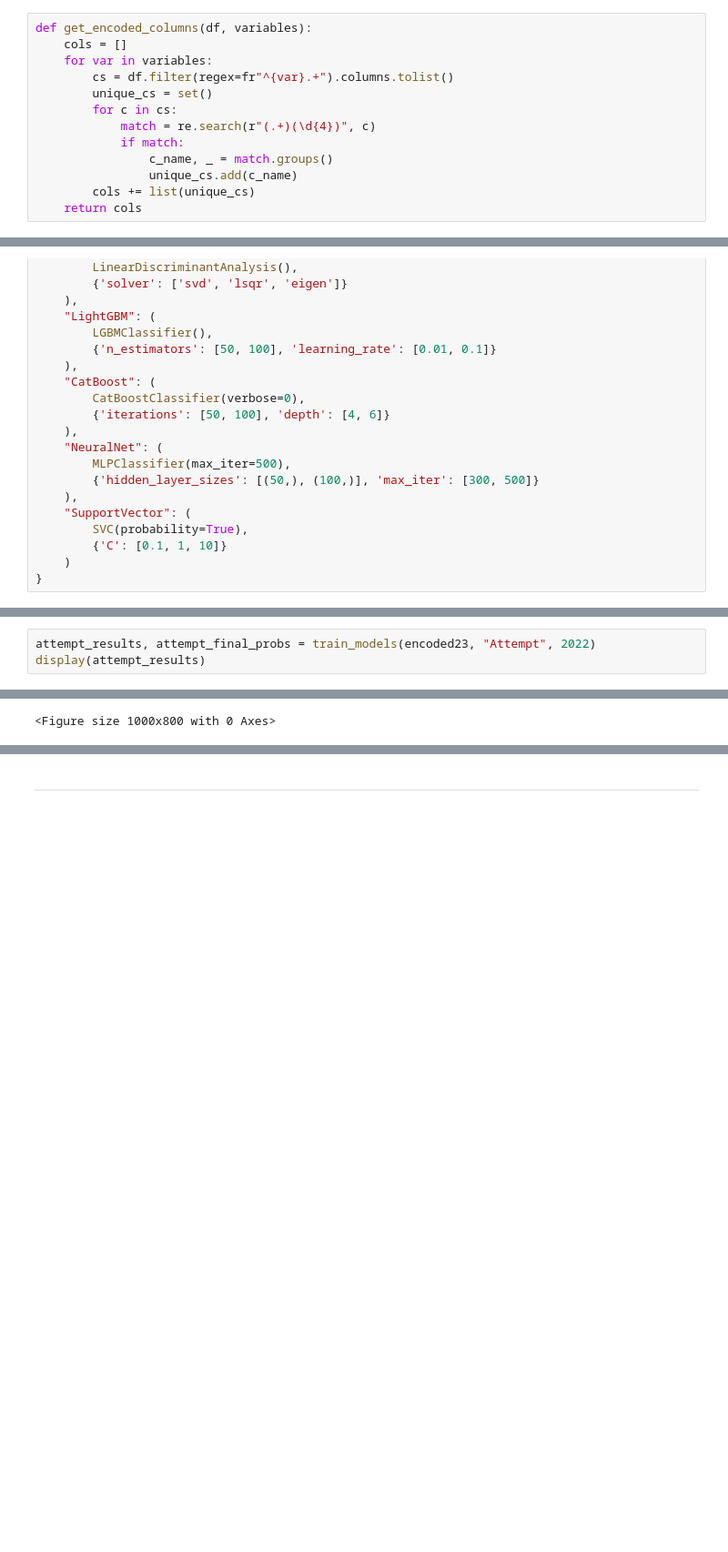
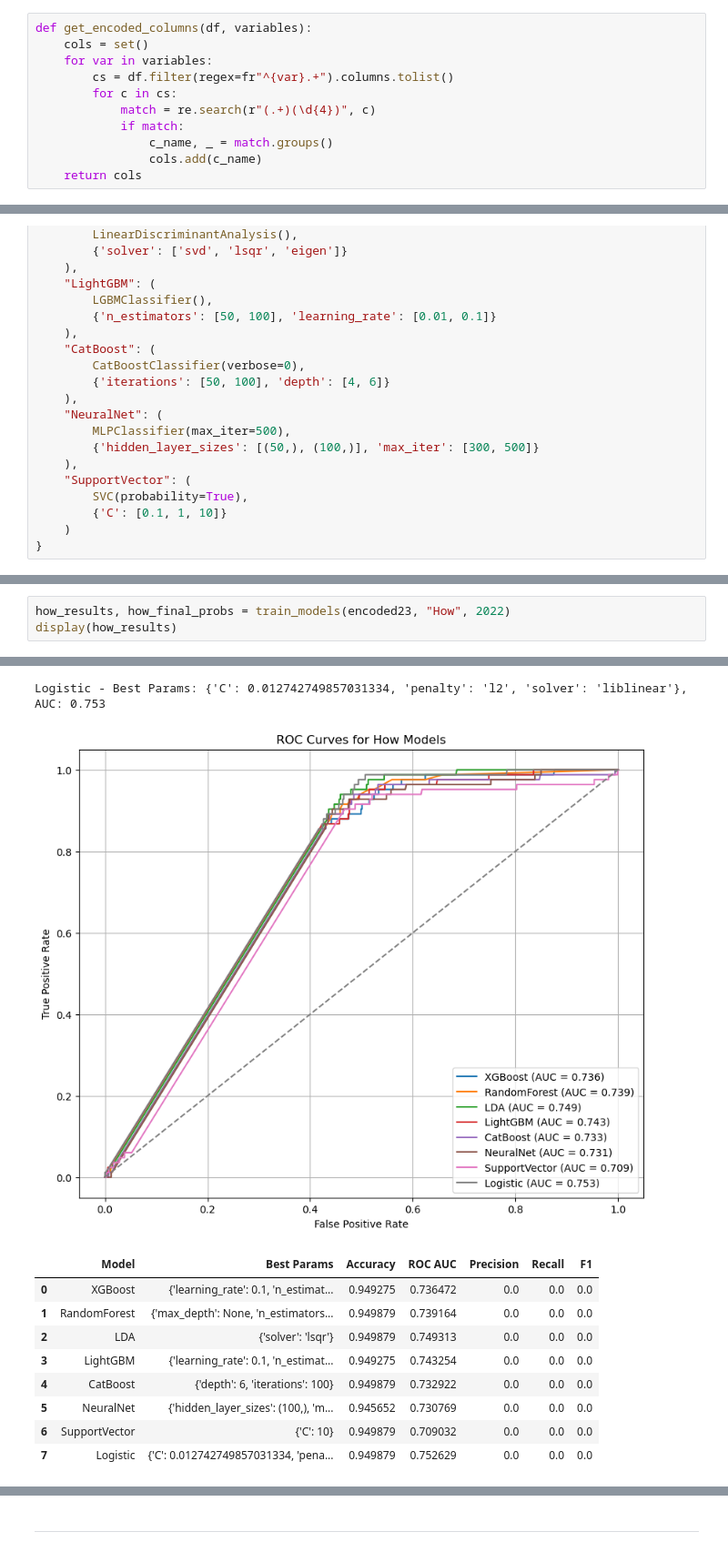
Before and after one commit to ElizabethHZhong/suicide-risk-modeling, a Jupyter notebook: compounding.ipynb, the cells around one changed output, grey strips where cells are left out. Shown at 91% size. Drawn from its saved outputs; the diff is of its cells as text; blank space fills up the shorter version.

```diff
--- a/compounding.ipynb
+++ b/compounding.ipynb
@@ -25,16 +25,14 @@ def get_yearly_columns(base_cols, years):
     return [f"{col}{year}" for col in base_cols for year in years]
 # %%
 def get_encoded_columns(df, variables):
-    cols = []
+    cols = set()
     for var in variables:
         cs = df.filter(regex=fr"^{var}.+").columns.tolist()
-        unique_cs = set()
         for c in cs:
             match = re.search(r"(.+)(\d{4})", c)
             if match:
                 c_name, _ = match.groups()
-                unique_cs.add(c_name)
-        cols += list(unique_cs)
+                cols.add(c_name)
     return cols
 # %% [markdown]
 ___________
@@ -552,6 +607,6 @@ def train_models(df, outcome, pred_year, interactions=False):
 # %% [markdown]
 <div style="background-color: #007BFF; height: 4px; width: 100%;"></div>
 # %%
-attempt_results, attempt_final_probs = train_models(encoded23, "Attempt", 2022)
-display(attempt_results)
+how_results, how_final_probs = train_models(encoded23, "How", 2022)
+display(how_results)
 # %% [output]
@@ -564 +647,11 @@ You can try to debug the error by setting error_score='raise'.
-<Figure size 1000x800 with 0 Axes>
+Logistic - Best Params: {'C': 0.012742749857031334, 'penalty': 'l2', 'solver': 'liblinear'}, AUC: 0.753
+[figure, added]
+|  | Model | Best Params | Accuracy | ROC AUC | Precision | Recall | F1 |
+| 0 | XGBoost | {'learning_rate': 0.1, 'n_estimat... | 0.949275 | 0.736472 | 0.0 | 0.0 | 0.0 |
+| 1 | RandomForest | {'max_depth': None, 'n_estimators... | 0.949879 | 0.739164 | 0.0 | 0.0 | 0.0 |
+| 2 | LDA | {'solver': 'lsqr'} | 0.949879 | 0.749313 | 0.0 | 0.0 | 0.0 |
+| 3 | LightGBM | {'learning_rate': 0.1, 'n_estimat... | 0.949275 | 0.743254 | 0.0 | 0.0 | 0.0 |
+| 4 | CatBoost | {'depth': 6, 'iterations': 100} | 0.949879 | 0.732922 | 0.0 | 0.0 | 0.0 |
+| 5 | NeuralNet | {'hidden_layer_sizes': (100,), 'm... | 0.945652 | 0.730769 | 0.0 | 0.0 | 0.0 |
+| 6 | SupportVector | {'C': 10} | 0.949879 | 0.709032 | 0.0 | 0.0 | 0.0 |
+| 7 | Logistic | {'C': 0.012742749857031334, 'pena... | 0.949879 | 0.752629 | 0.0 | 0.0 | 0.0 |
```
Also changed, not shown: parts of 10 cells of this notebook, 1 other file.
